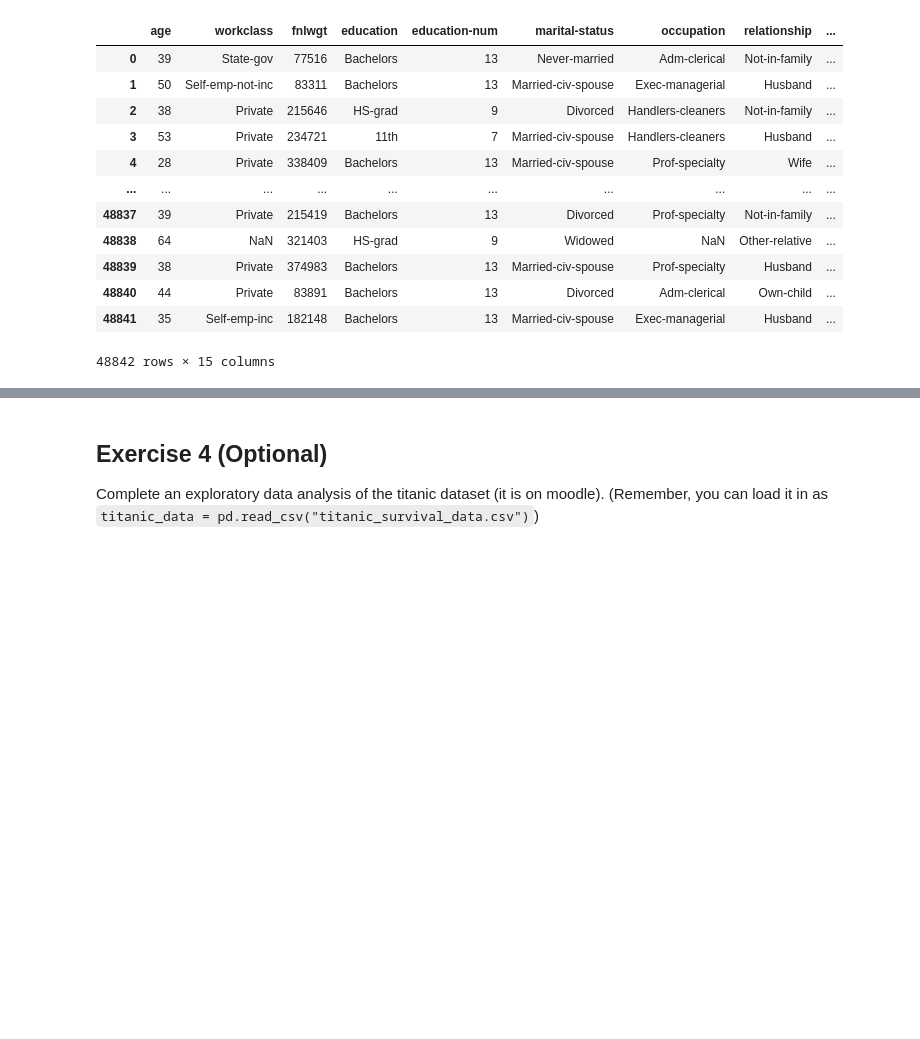
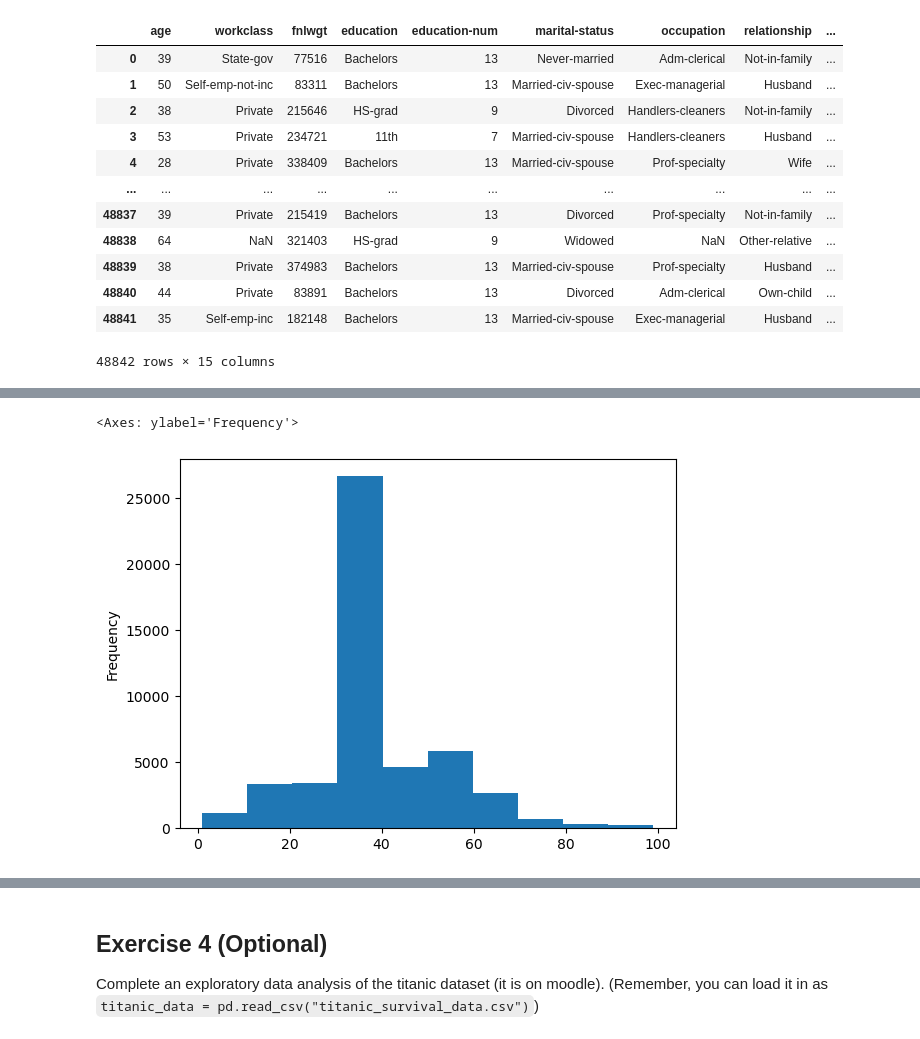
Before and after one commit to SurrenderAt20/Data-and-Things-2026, a Jupyter notebook: Subject Folders/2 Data Transformation and EDA/Exercises in DT and EDA.ipynb, the cells around one changed output, grey strips where cells are left out. Drawn from its saved outputs; the diff is of its cells as text; code cells hidden in the pictures; blank space fills up the shorter version.

```diff
--- a/Subject Folders/2 Data Transformation and EDA/Exercises in DT and EDA.ipynb
+++ b/Subject Folders/2 Data Transformation and EDA/Exercises in DT and EDA.ipynb
@@ -262,0 +328,5 @@ memory usage: 5.6+ MB
+# %%
+adult_data["hours-per-week"].plot.hist()
+# %% [output]
+<Axes: ylabel='Frequency'>
+[figure, added]
```
Also changed, not shown: parts of 27 cells of this notebook.
